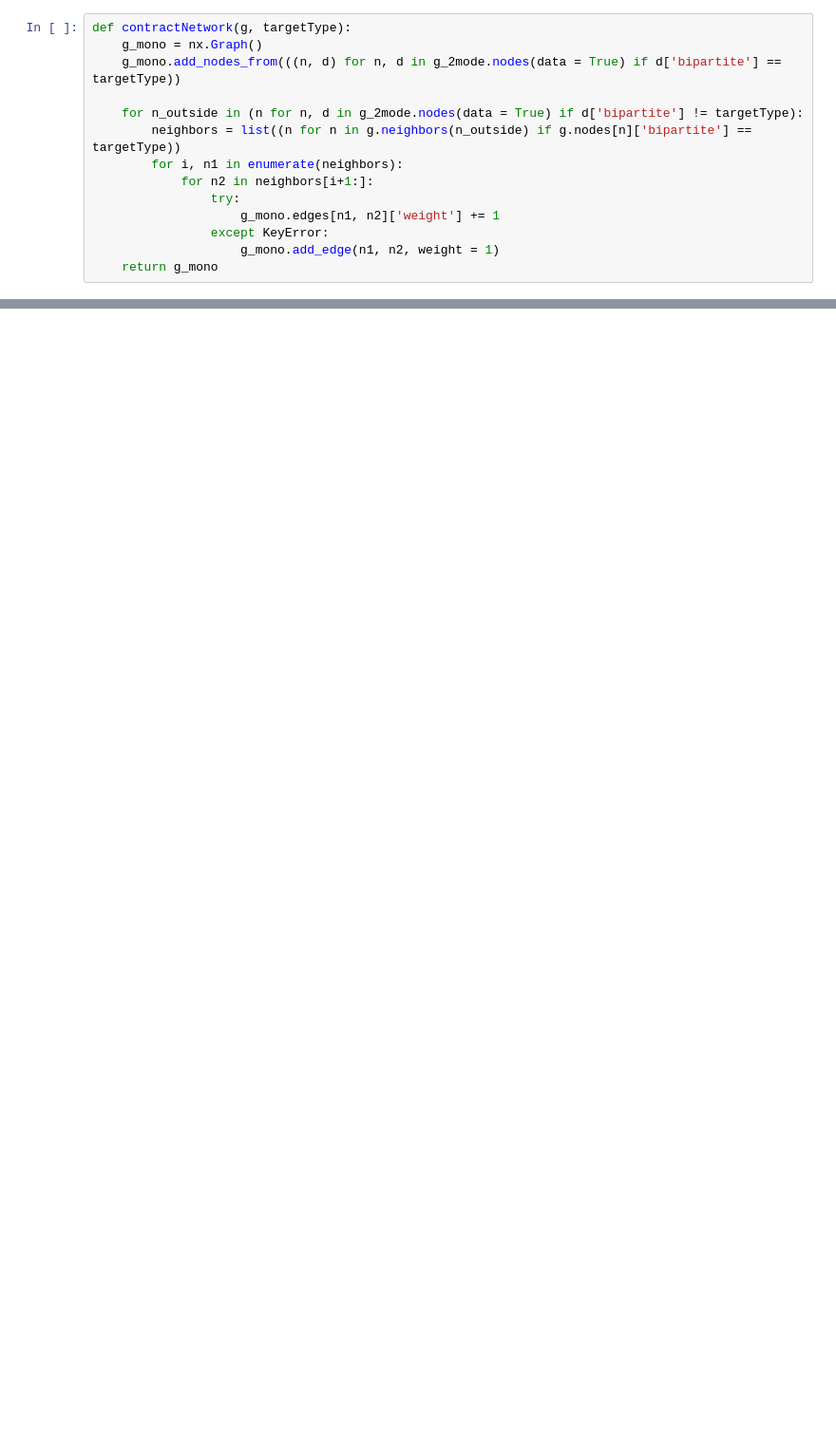
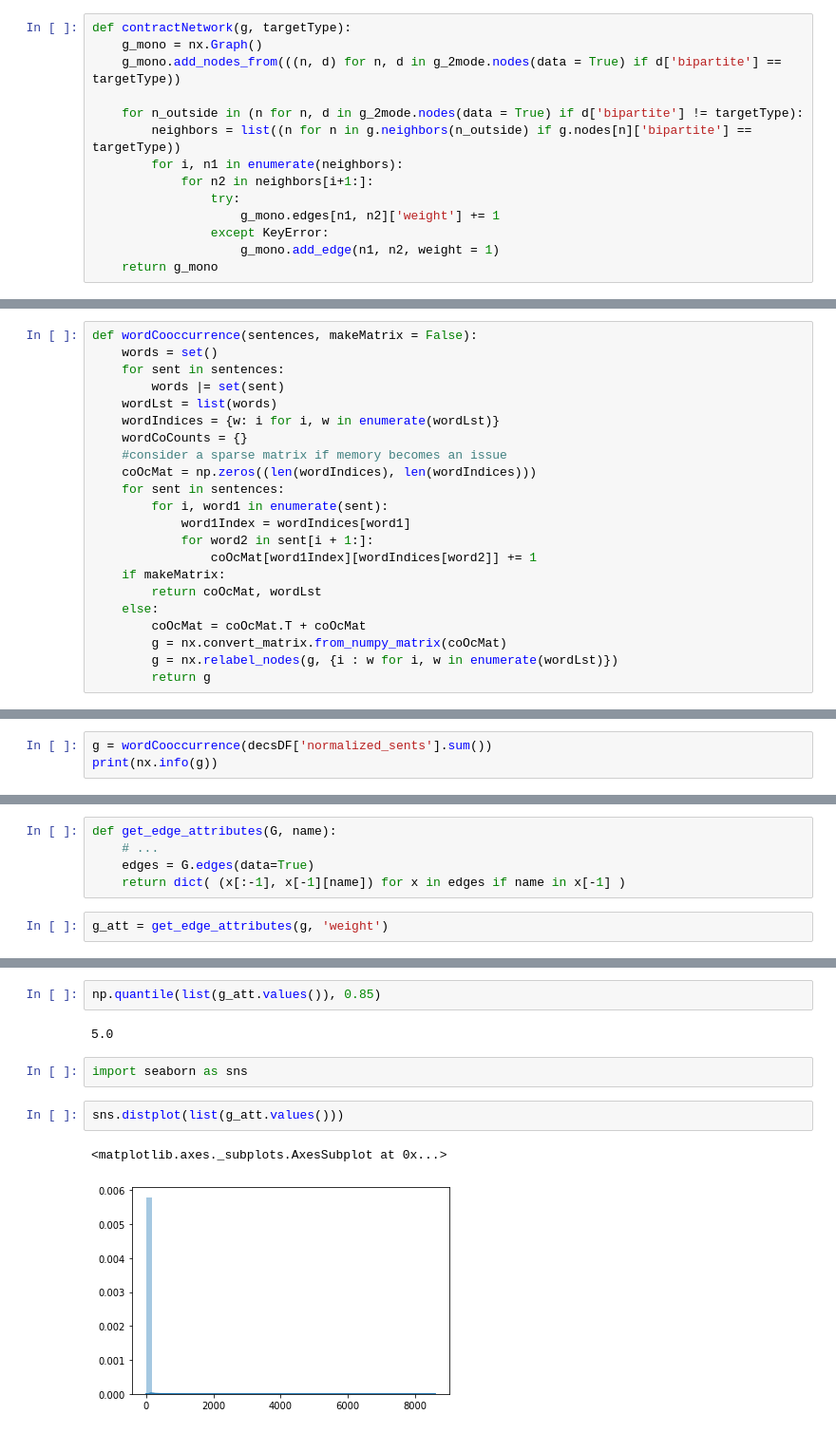
Before and after one commit to chiayunc/Homework-Notebooks, a Jupyter notebook: week-5/5-Semantic-Influence-Networks-solution.ipynb, the cells around one changed output, grey strips where cells are left out. Shown at 95% size. Cells and saved outputs as stored; diff of their text form; blank space fills up the shorter version.

```diff
--- a/week-5/5-Semantic-Influence-Networks-solution.ipynb
+++ b/week-5/5-Semantic-Influence-Networks-solution.ipynb
@@ -101,0 +115,22 @@ nx.draw(gDoc, pos = layout, labels = {n:n for n in gDoc.nodes()}) #Getting label
+# %%
+def wordCooccurrence(sentences, makeMatrix = False):
+    words = set()
+    for sent in sentences:
+        words |= set(sent)
+    wordLst = list(words)
+    wordIndices = {w: i for i, w in enumerate(wordLst)}
+    wordCoCounts = {}
+    #consider a sparse matrix if memory becomes an issue
+    coOcMat = np.zeros((len(wordIndices), len(wordIndices)))
+    for sent in sentences:
+        for i, word1 in enumerate(sent):
+            word1Index = wordIndices[word1]
+            for word2 in sent[i + 1:]:
+                coOcMat[word1Index][wordIndices[word2]] += 1
+    if makeMatrix:
+        return coOcMat, wordLst
+    else:
+        coOcMat = coOcMat.T + coOcMat
+        g = nx.convert_matrix.from_numpy_matrix(coOcMat)
+        g = nx.relabel_nodes(g, {i : w for i, w in enumerate(wordLst)})
+        return g
@@ -101,0 +141,3 @@ nx.draw(gDoc, pos = layout, labels = {n:n for n in gDoc.nodes()}) #Getting label
+# %%
+g = wordCooccurrence(decsDF['normalized_sents'].sum())
+print(nx.info(g))
@@ -101,0 +159,7 @@ nx.draw(gDoc, pos = layout, labels = {n:n for n in gDoc.nodes()}) #Getting label
+# %%
+def get_edge_attributes(G, name):
+    # ...
+    edges = G.edges(data=True)
+    return dict( (x[:-1], x[-1][name]) for x in edges if name in x[-1] )
+# %%
+g_att = get_edge_attributes(g, 'weight')
@@ -101,0 +226,11 @@ nx.draw(gDoc, pos = layout, labels = {n:n for n in gDoc.nodes()}) #Getting label
+# %%
+np.quantile(list(g_att.values()), 0.85)
+# %% [output]
+5.0
+# %%
+import seaborn as sns
+# %%
+sns.distplot(list(g_att.values()))
+# %% [output]
+<matplotlib.axes._subplots.AxesSubplot at 0x...>
+[figure, added]
```
Also changed, not shown: parts of 43 cells of this notebook, 2 other files.
